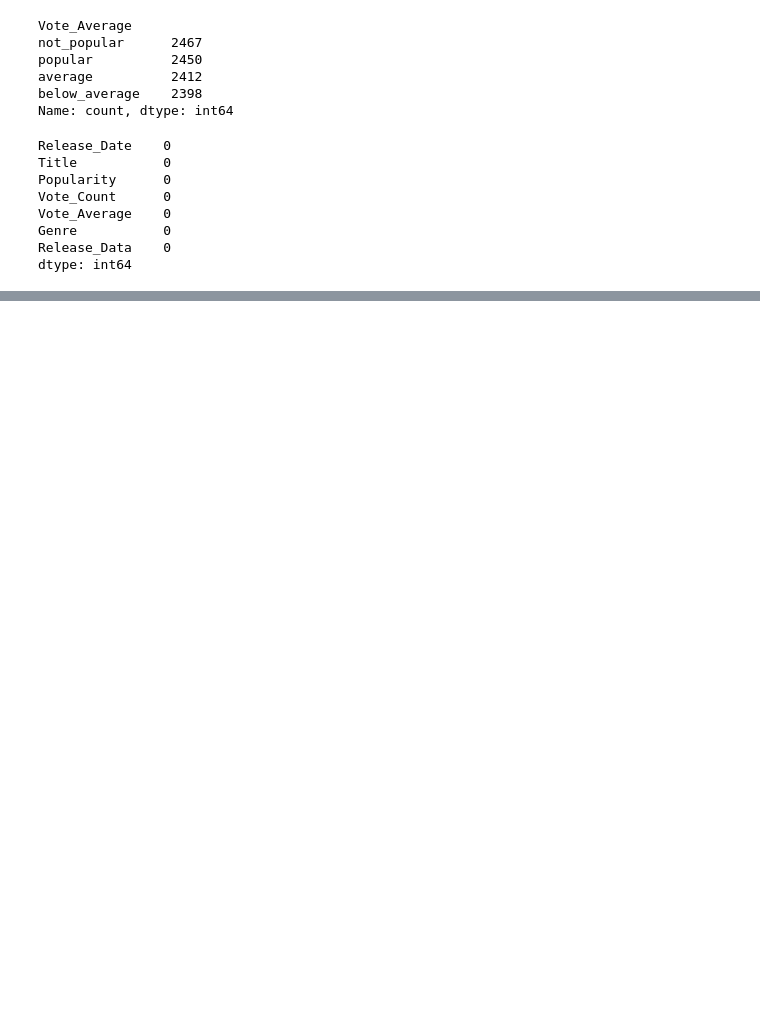
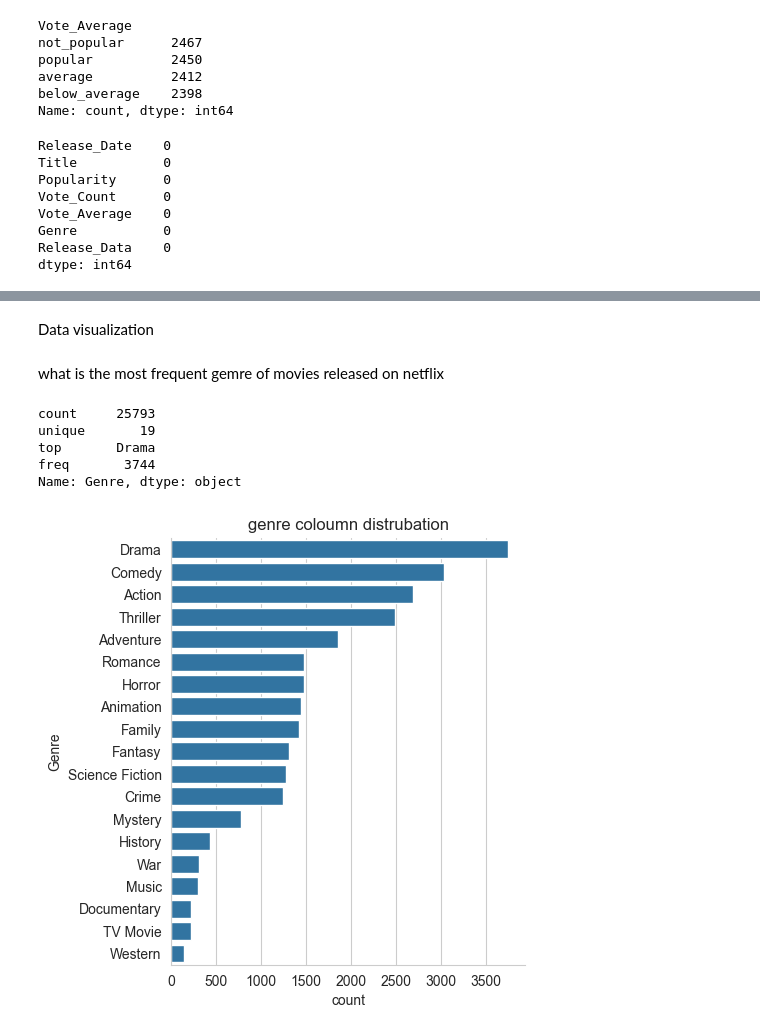
Before and after one commit to nNithinbabbu/Data-Analytics-Project-End-to-End, a Jupyter notebook: project.ipynb, the cells around one changed output, grey strips where cells are left out. Drawn from its saved outputs; the diff is of its cells as text; code cells hidden in the pictures; blank space fills up the shorter version.

```diff
--- a/project.ipynb
+++ b/project.ipynb
@@ -118,5 +118,3 @@ Vote_Average    0
 Genre           0
 Release_Data    0
 dtype: int64
-# %%
-df['Genre'] = df['Genre'].astype(str)
@@ -151,0 +133,5 @@ df.head()
+# %%
+#casting coloums into category
+
+df['Genre'] = df['Genre'].astype('category')
+df['Genre'].dtypes
@@ -151,0 +160,20 @@ df.head()
+# %% [markdown]
+Data visualization
+# %%
+sns.set_style('whitegrid')
+# %% [markdown]
+what is the most frequent gemre of movies released on netflix
+# %%
+df['Genre'].describe()
+# %% [output]
+count     25793
+unique       19
+top       Drama
+freq       3744
+Name: Genre, dtype: object
+# %%
+sns.catplot(y='Genre',data = df,kind = 'count',order=df['Genre'].value_counts().index)
+plt.title('genre coloumn distrubation')
+plt.show()
+# %% [output]
+[figure, added]
```
Also changed, not shown: parts of 21 cells of this notebook.
